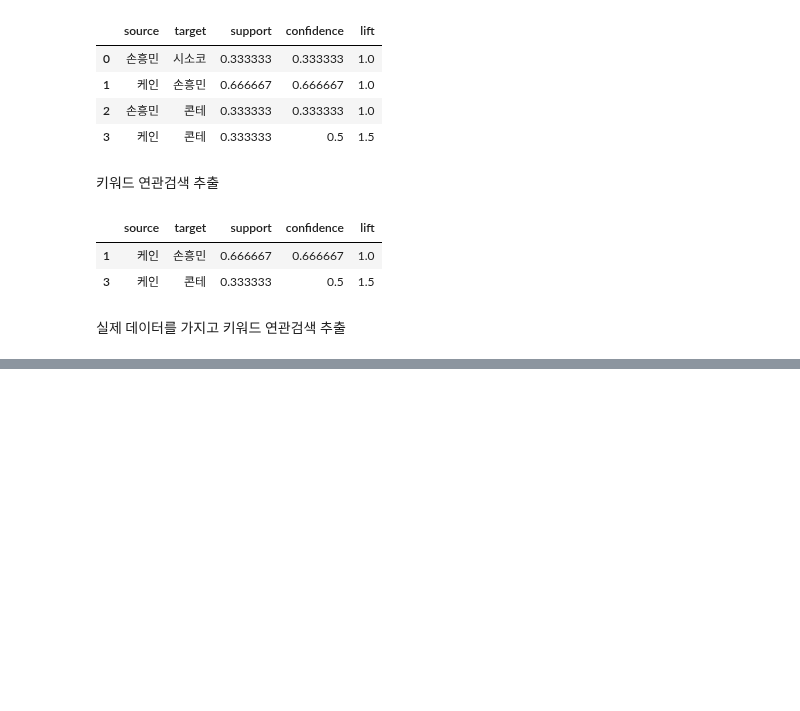
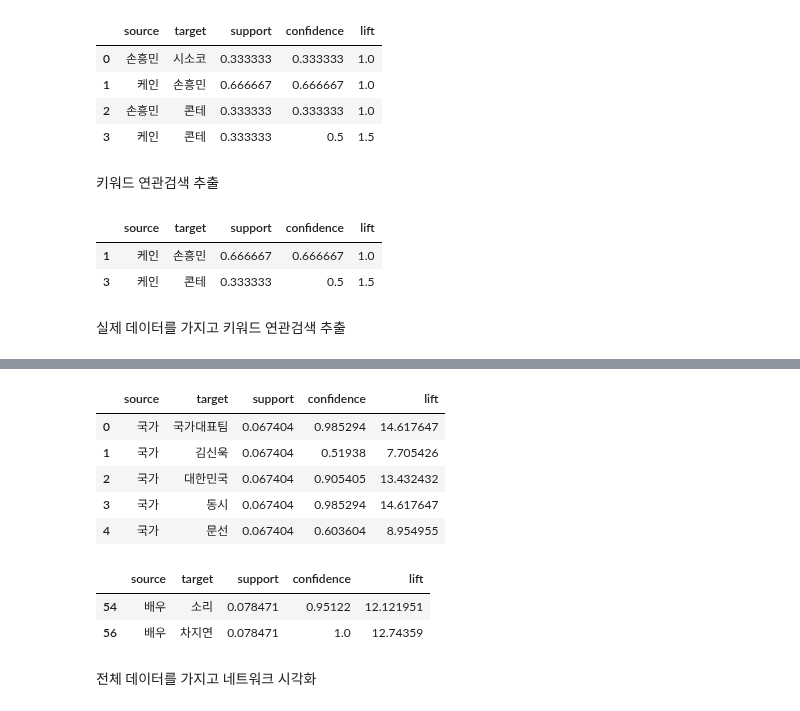
Before and after one commit to onulee/https---github.com-onulee-kdigital1, a Jupyter notebook: 11.deep/d0810/ju0810_01.ipynb, the cells around one changed output, grey strips where cells are left out. Drawn from its saved outputs; the diff is of its cells as text; code cells hidden in the pictures; blank space fills up the shorter version.

```diff
--- a/11.deep/d0810/ju0810_01.ipynb
+++ b/11.deep/d0810/ju0810_01.ipynb
@@ -165,0 +151,9 @@ transactions2[:2]
+# %%
+# 연관분석 모델 실행
+real_result = list(apriori(transactions2,
+                       min_support=0.05,    # 지지도
+                       min_confidence=0.1, # 신뢰도
+                       min_lift=5,       # 향상도
+                       max_length=2        # 크기2이하
+                       ))
+real_result
@@ -165,0 +178,31 @@ transactions2[:2]
+# %%
+# 키워드 연관분석 출력
+columns = ['source','target','support','confidence','lift']
+network_df = pd.DataFrame(columns=columns)
+
+for result in real_result:
+    # 키워드가 2개 이상일때
+    if len(result.items) == 2:
+        items = [x for x in result.items]
+        row = [items[0],items[1],result.support,result.ordered_statistics[1][2],result.ordered_statistics[1][3]]
+        series = pd.Series(row,index=network_df.columns)
+        network_df = network_df.append(series,ignore_index=True)
+
+network_df.head()
+# %% [output]
+|  | source | target | support | confidence | lift |
+| 0 | 국가 | 국가대표팀 | 0.067404 | 0.985294 | 14.617647 |
+| 1 | 국가 | 김신욱 | 0.067404 | 0.51938 | 7.705426 |
+| 2 | 국가 | 대한민국 | 0.067404 | 0.905405 | 13.432432 |
+| 3 | 국가 | 동시 | 0.067404 | 0.985294 | 14.617647 |
+| 4 | 국가 | 문선 | 0.067404 | 0.603604 | 8.954955 |
+# %%
+# 키워드 검색 추출
+searchword = network_df[network_df['source']=='배우']
+searchword.sort_values(by='support',ascending=False)
+# %% [output]
+|  | source | target | support | confidence | lift |
+| 54 | 배우 | 소리 | 0.078471 | 0.95122 | 12.121951 |
+| 56 | 배우 | 차지연 | 0.078471 | 1.0 | 12.74359 |
+# %% [markdown]
+전체 데이터를 가지고 네트워크 시각화
```
Also changed, not shown: parts of 2 cells of this notebook.
